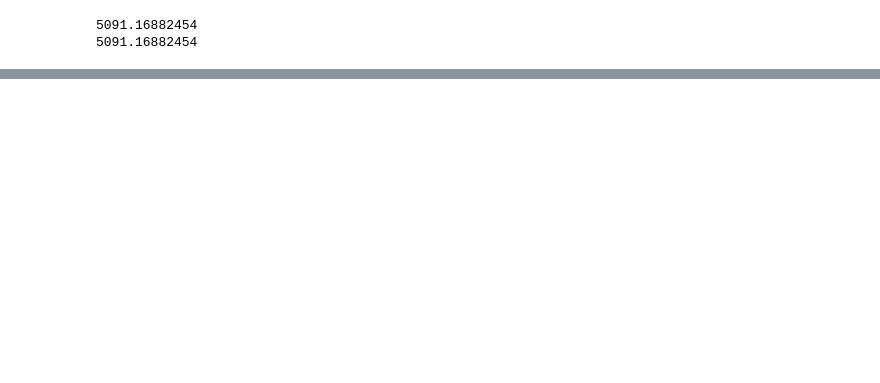
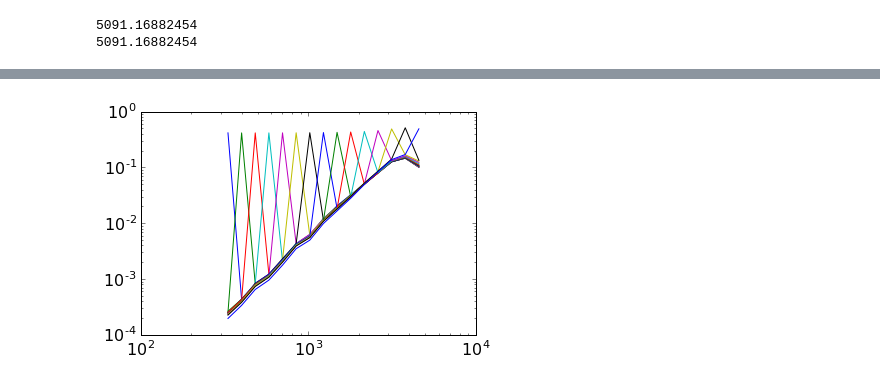
Before and after one commit to abrahamneben/21cmIRxcor, a Jupyter notebook: test_optimal_quadratic_power_spectrum_for_ir_image_with_masking2.ipynb, the cells around one changed output, grey strips where cells are left out. Saved outputs shown, nothing was run; the diff lists cells and outputs as text; code cells hidden in the pictures; blank space fills up the shorter version.

```diff
--- a/test_optimal_quadratic_power_spectrum_for_ir_image_with_masking2.ipynb
+++ b/test_optimal_quadratic_power_spectrum_for_ir_image_with_masking2.ipynb
@@ -180,0 +191,14 @@ matrix([[  1.16002182e-09],
+# %%
+# window functions, W = M*F
+
+# if M = 1./F, then W = identity matrix
+
+# if M = F^{-.5}, then W = F^{.5}, and we must normalize the window functs so they sum to 1 along either rows or cols, not sure which?
+
+
+# window functions for M = F^{-1/2}
+for i in range(nbins):
+    w = vec2arr(sqrt(Fish[:,i]))
+    plt.loglog(lbincenters,w/np.sum(w))
+# %% [output]
+[figure, added]
```
Also changed, not shown: parts of 15 cells of this notebook, 1 other file.
